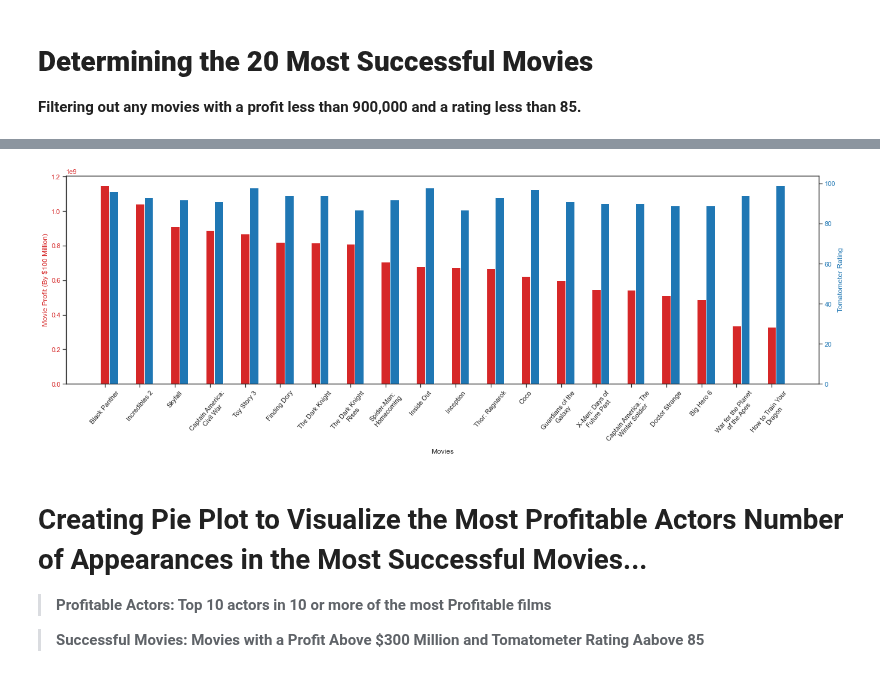
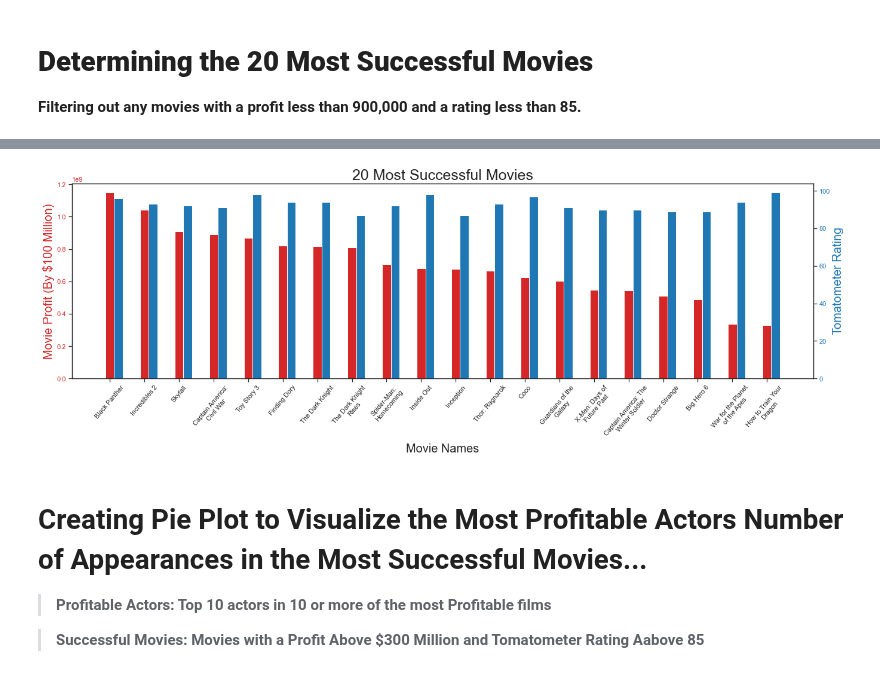
Before and after one commit to jchandleroneal/microsoft-movie-analysis, a Jupyter notebook: movie_analysis.ipynb, the cells around one changed output, grey strips where cells are left out. Drawn from its saved outputs; the diff is of its cells as text; code cells hidden in the pictures.

```diff
--- a/movie_analysis.ipynb
+++ b/movie_analysis.ipynb
@@ -474,38 +465,40 @@ t2 = np.arange(20)
 data1 = movie_actor_budget4.movie_profit
 data2 = movie_actor_budget4.tomatometer_rating
 width = 0.25
 
 fig, ax1 = plt.subplots(figsize=(19,7))
 
 color = 'tab:red'
-ax1.set_xlabel('Movies')
-ax1.set_ylabel('Movie Profit (By $100 Million)', color=color)
+ax1.set_title('20 Most Successful Movies', fontsize = 25)
+
+ax1.set_xlabel('Movie Names', fontsize = 20)
+ax1.set_ylabel('Movie Profit (By $100 Million)', color=color, fontsize =20)
 plt.bar(t2, data1, width, color=color)
 ax1.tick_params(axis='y', labelcolor=color)
 plt.xticks(t2, movie_actor_budget4['movie_title'])
 plt.xticks(rotation=50)
 
 #
 
 f = lambda x: textwrap.fill(x.get_text(), 20)
 ax1.set_xticklabels(map(f, ax1.get_xticklabels()))
 
 
 
 
 ax2 = ax1.twinx()  # instantiate a second axes that shares the same x-axis
 
 color = 'tab:blue'
-ax2.set_ylabel('Tomatometer Rating', color=color)  # we already handled the x-label with ax1
+ax2.set_ylabel('Tomatometer Rating', color=color, fontsize=20)  # we already handled the x-label with ax1
 plt.bar(t2+width,data2, width, color=color)
 ax2.tick_params(axis='y', labelcolor=color)
 
 
 sns.set_style("ticks")
 fig.tight_layout()  # otherwise the right y-label is slightly clipped
-plt.show()
+plt.show();
 # %% [output]
-[figure, old version]
+[figure, new version]
 # %% [markdown]
 # Creating Pie Plot to Visualize the Most Profitable Actors Number of Appearances in the Most Successful Movies...
 >**Profitable Actors: Top 10 actors in 10 or more of the most Profitable films**
```
Also changed, not shown: parts of 16 cells of this notebook, 3 other files.
